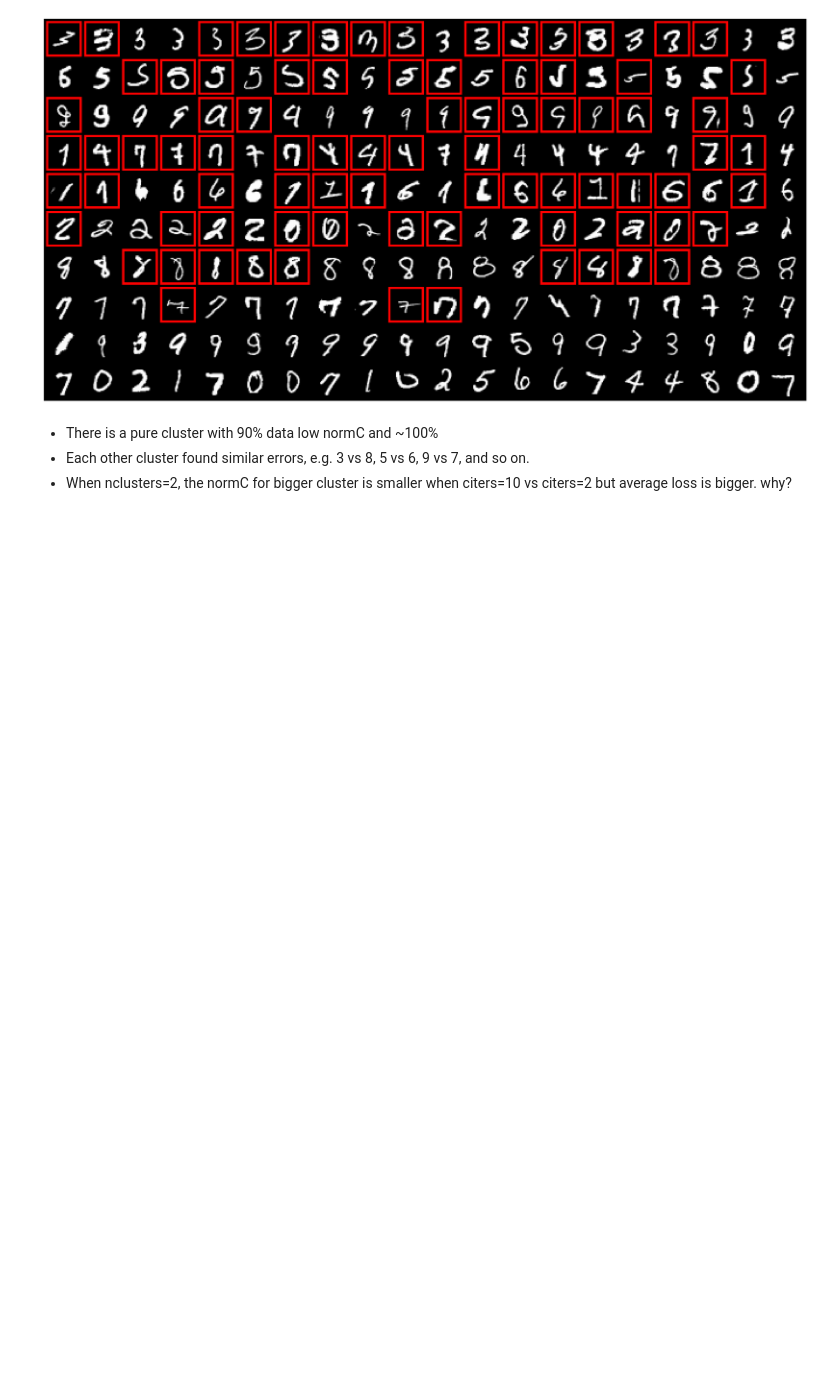
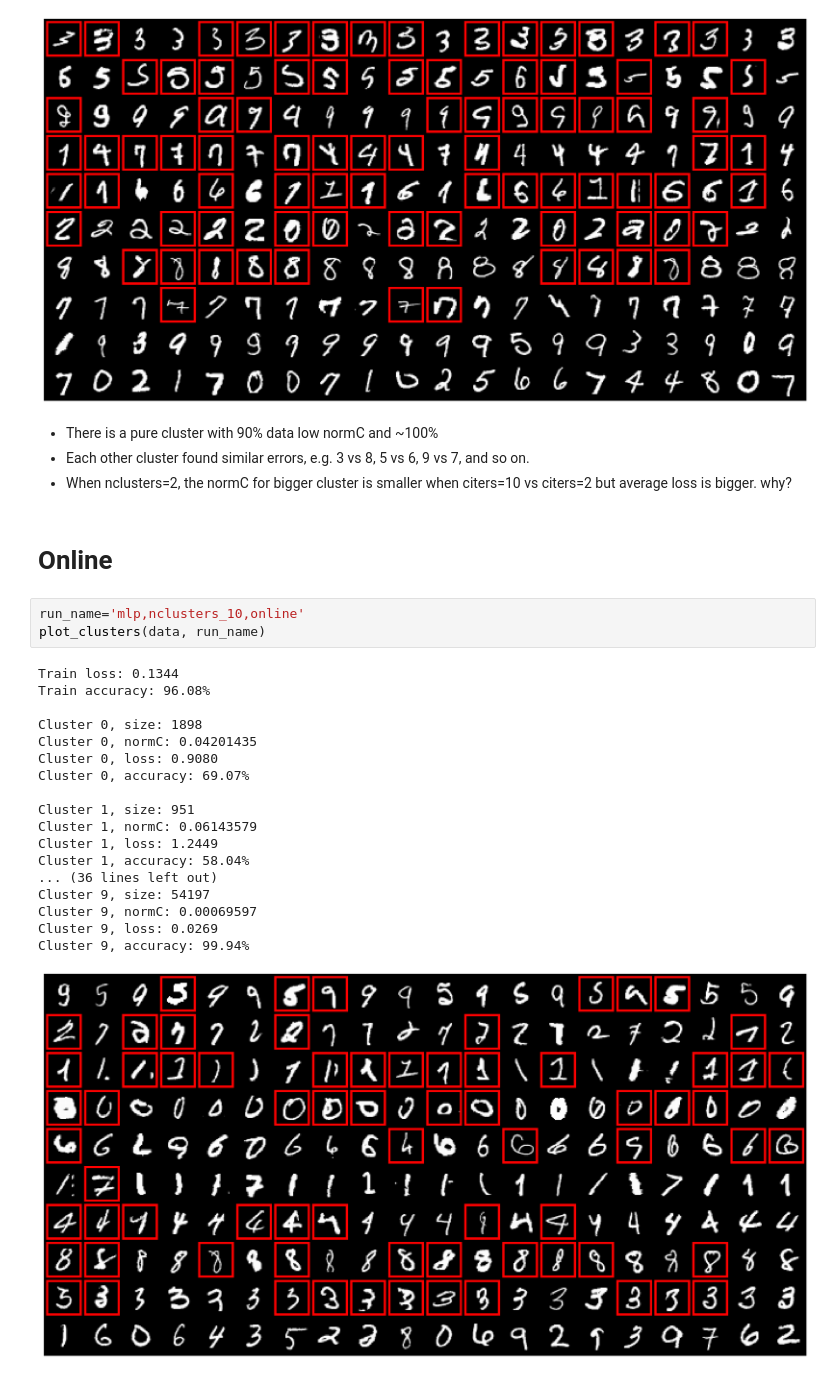
Before and after one commit to fartashf/gvar_code, a Jupyter notebook: notebooks/figures_gluster.ipynb, the cells around one changed output. Saved outputs shown, nothing was run; the diff lists cells and outputs as text; blank space fills up the shorter version.

Commit message:
gluster online on mnist gives similar results to batch. next test sensitivity to delayed update.

```diff
--- a/notebooks/figures_gluster.ipynb
+++ b/notebooks/figures_gluster.ipynb
@@ -124,3 +124,27 @@ Cluster 9, accuracy: 99.97%
 * There is a pure cluster with 90% data low normC and ~100%
 * Each other cluster found similar errors, e.g. 3 vs 8, 5 vs 6, 9 vs 7, and so on.
 * When nclusters=2, the normC for bigger cluster is smaller when citers=10 vs citers=2 but average loss is bigger. why?
+# %% [markdown]
+# Online
+# %%
+run_name='mlp,nclusters_10,online'
+plot_clusters(data, run_name)
+# %% [output]
+Train loss: 0.1344
+Train accuracy: 96.08%
+
+Cluster 0, size: 1898
+Cluster 0, normC: 0.04201435
+Cluster 0, loss: 0.9080
+Cluster 0, accuracy: 69.07%
+
+Cluster 1, size: 951
+Cluster 1, normC: 0.06143579
+Cluster 1, loss: 1.2449
+Cluster 1, accuracy: 58.04%
+... (36 lines left out)
+Cluster 9, size: 54197
+Cluster 9, normC: 0.00069597
+Cluster 9, loss: 0.0269
+Cluster 9, accuracy: 99.94%
+[figure, added]
```
Also changed, not shown: 1 other file.
